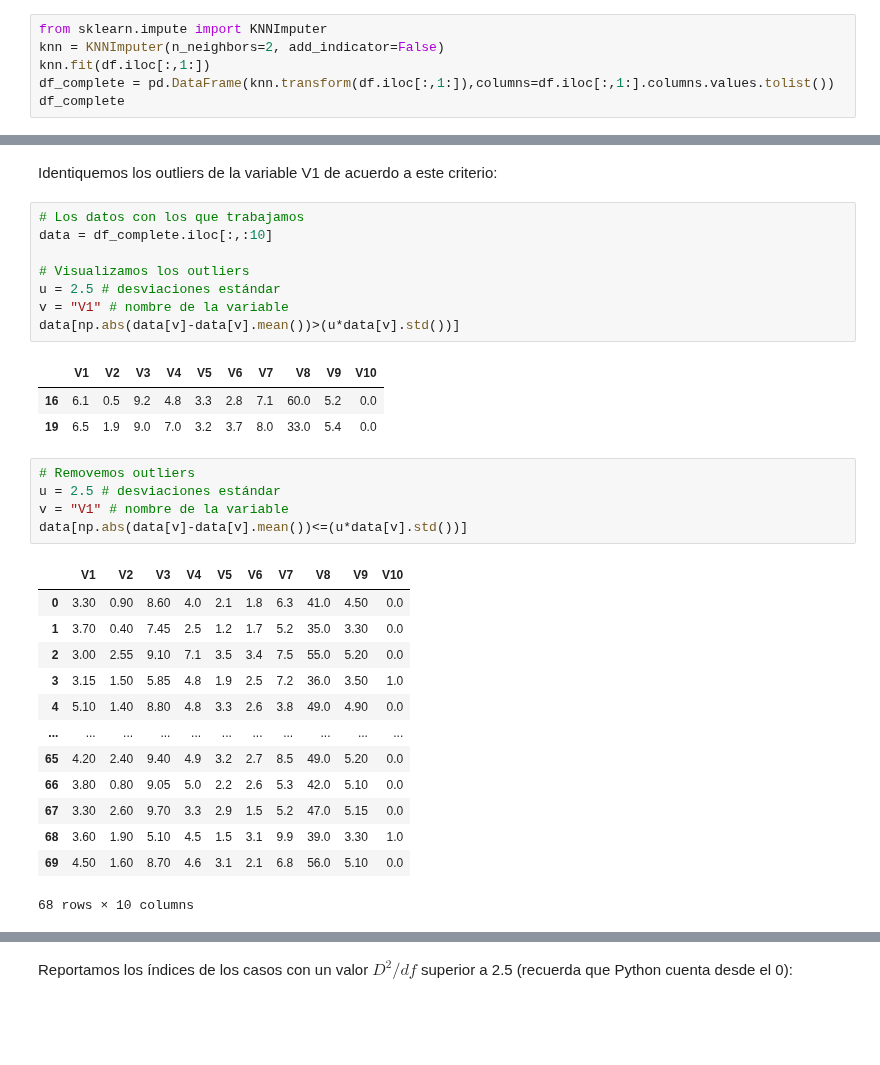
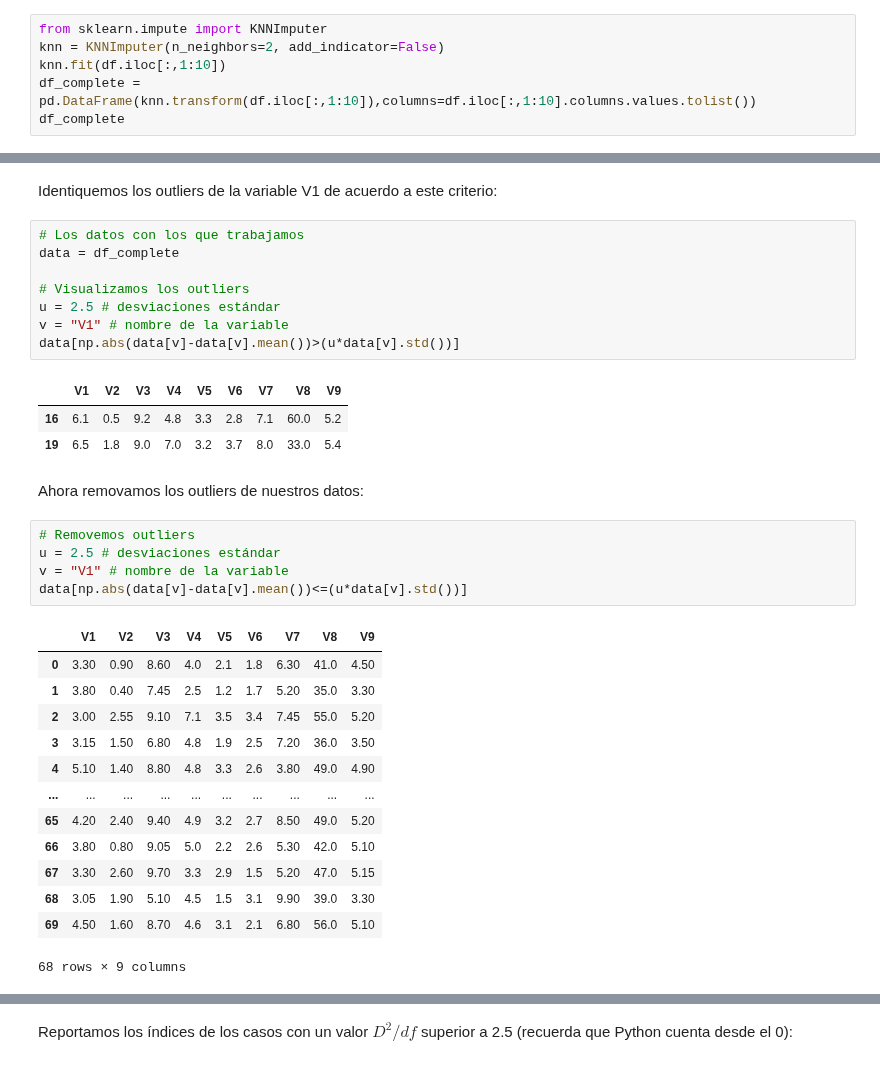
Before and after one commit to renatoparedes/EstadisticaYPsicologiaMatematica, a Jupyter notebook: AnalisisDeDatosMultivariantes/PreprocesamientoDeDatos.ipynb, the cells around one changed output, grey strips where cells are left out. Drawn from its saved outputs; the diff is of its cells as text; blank space fills up the shorter version.

```diff
--- a/AnalisisDeDatosMultivariantes/PreprocesamientoDeDatos.ipynb
+++ b/AnalisisDeDatosMultivariantes/PreprocesamientoDeDatos.ipynb
@@ -569,7 +593,7 @@ Otra alternativa robusta es el imputador basado en el algoritmo k-NN:
 # %%
 from sklearn.impute import KNNImputer
 knn = KNNImputer(n_neighbors=2, add_indicator=False)
-knn.fit(df.iloc[:,1:])
-df_complete = pd.DataFrame(knn.transform(df.iloc[:,1:]),columns=df.iloc[:,1:].columns.values.tolist())
+knn.fit(df.iloc[:,1:10])
+df_complete = pd.DataFrame(knn.transform(df.iloc[:,1:10]),columns=df.iloc[:,1:10].columns.values.tolist())
 df_complete
 # %% [output]
@@ -618,35 +650,37 @@ A continuación presentamos los métodos utilizados para detectar valores atípi
 Identiquemos los outliers de la variable V1 de acuerdo a este criterio:
 # %%
 # Los datos con los que trabajamos
-data = df_complete.iloc[:,:10]
+data = df_complete
 
 # Visualizamos los outliers
 u = 2.5 # desviaciones estándar
 v = "V1" # nombre de la variable
 data[np.abs(data[v]-data[v].mean())>(u*data[v].std())]
 # %% [output]
-|  | V1 | V2 | V3 | V4 | V5 | V6 | V7 | V8 | V9 | V10 |
-| 16 | 6.1 | 0.5 | 9.2 | 4.8 | 3.3 | 2.8 | 7.1 | 60.0 | 5.2 | 0.0 |
-| 19 | 6.5 | 1.9 | 9.0 | 7.0 | 3.2 | 3.7 | 8.0 | 33.0 | 5.4 | 0.0 |
+|  | V1 | V2 | V3 | V4 | V5 | V6 | V7 | V8 | V9 |
+| 16 | 6.1 | 0.5 | 9.2 | 4.8 | 3.3 | 2.8 | 7.1 | 60.0 | 5.2 |
+| 19 | 6.5 | 1.8 | 9.0 | 7.0 | 3.2 | 3.7 | 8.0 | 33.0 | 5.4 |
+# %% [markdown]
+Ahora removamos los outliers de nuestros datos:
 # %%
 # Removemos outliers
 u = 2.5 # desviaciones estándar
 v = "V1" # nombre de la variable
 data[np.abs(data[v]-data[v].mean())<=(u*data[v].std())]
 # %% [output]
-|  | V1 | V2 | V3 | V4 | V5 | V6 | V7 | V8 | V9 | V10 |
-| 0 | 3.30 | 0.90 | 8.60 | 4.0 | 2.1 | 1.8 | 6.3 | 41.0 | 4.50 | 0.0 |
-| 1 | 3.70 | 0.40 | 7.45 | 2.5 | 1.2 | 1.7 | 5.2 | 35.0 | 3.30 | 0.0 |
-| 2 | 3.00 | 2.55 | 9.10 | 7.1 | 3.5 | 3.4 | 7.5 | 55.0 | 5.20 | 0.0 |
-| 3 | 3.15 | 1.50 | 5.85 | 4.8 | 1.9 | 2.5 | 7.2 | 36.0 | 3.50 | 1.0 |
-| 4 | 5.10 | 1.40 | 8.80 | 4.8 | 3.3 | 2.6 | 3.8 | 49.0 | 4.90 | 0.0 |
-| ... | ... | ... | ... | ... | ... | ... | ... | ... | ... | ... |
-| 65 | 4.20 | 2.40 | 9.40 | 4.9 | 3.2 | 2.7 | 8.5 | 49.0 | 5.20 | 0.0 |
-| 66 | 3.80 | 0.80 | 9.05 | 5.0 | 2.2 | 2.6 | 5.3 | 42.0 | 5.10 | 0.0 |
-| 67 | 3.30 | 2.60 | 9.70 | 3.3 | 2.9 | 1.5 | 5.2 | 47.0 | 5.15 | 0.0 |
-| 68 | 3.60 | 1.90 | 5.10 | 4.5 | 1.5 | 3.1 | 9.9 | 39.0 | 3.30 | 1.0 |
-| 69 | 4.50 | 1.60 | 8.70 | 4.6 | 3.1 | 2.1 | 6.8 | 56.0 | 5.10 | 0.0 |
+|  | V1 | V2 | V3 | V4 | V5 | V6 | V7 | V8 | V9 |
+| 0 | 3.30 | 0.90 | 8.60 | 4.0 | 2.1 | 1.8 | 6.30 | 41.0 | 4.50 |
+| 1 | 3.80 | 0.40 | 7.45 | 2.5 | 1.2 | 1.7 | 5.20 | 35.0 | 3.30 |
+| 2 | 3.00 | 2.55 | 9.10 | 7.1 | 3.5 | 3.4 | 7.45 | 55.0 | 5.20 |
+| 3 | 3.15 | 1.50 | 6.80 | 4.8 | 1.9 | 2.5 | 7.20 | 36.0 | 3.50 |
+| 4 | 5.10 | 1.40 | 8.80 | 4.8 | 3.3 | 2.6 | 3.80 | 49.0 | 4.90 |
+| ... | ... | ... | ... | ... | ... | ... | ... | ... | ... |
+| 65 | 4.20 | 2.40 | 9.40 | 4.9 | 3.2 | 2.7 | 8.50 | 49.0 | 5.20 |
+| 66 | 3.80 | 0.80 | 9.05 | 5.0 | 2.2 | 2.6 | 5.30 | 42.0 | 5.10 |
+| 67 | 3.30 | 2.60 | 9.70 | 3.3 | 2.9 | 1.5 | 5.20 | 47.0 | 5.15 |
+| 68 | 3.05 | 1.90 | 5.10 | 4.5 | 1.5 | 3.1 | 9.90 | 39.0 | 3.30 |
+| 69 | 4.50 | 1.60 | 8.70 | 4.6 | 3.1 | 2.1 | 6.80 | 56.0 | 5.10 |
-68 rows × 10 columns
+68 rows × 9 columns
 # %% [markdown]
 #### Detección de valores extremos multivariados
 
```
Also changed, not shown: parts of 63 cells of this notebook, 1 other file.
